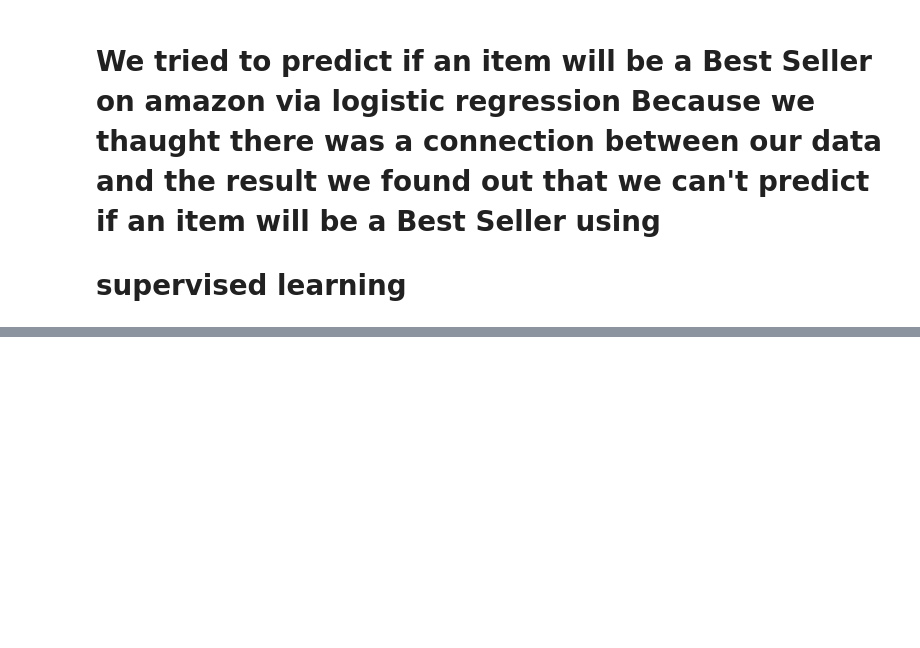
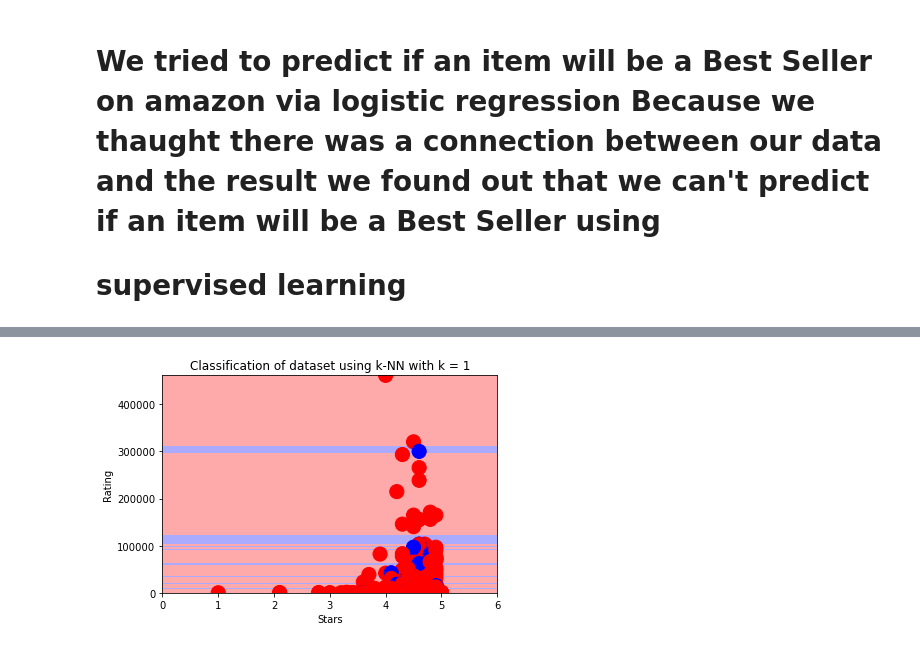
Before and after one commit to yanivlav/AmazonBestSellerPrediction, a Jupyter notebook: Supervised Learning.ipynb, the cells around one changed output, grey strips where cells are left out. Cells and saved outputs as stored; diff of their text form; code cells hidden in the pictures; blank space fills up the shorter version.

```diff
--- a/Supervised Learning.ipynb
+++ b/Supervised Learning.ipynb
@@ -157,0 +271,22 @@ print(count)
+# %%
+k = 1
+clf = KNeighborsClassifier(n_neighbors=k)
+clf.fit(X, y)
+
+# plot classification
+xx, yy = np.meshgrid(np.linspace(x_min, x_max, 400),
+                     np.linspace(y_min, y_max, 400))
+zz = clf.predict(np.c_[xx.ravel(), yy.ravel()]).reshape(xx.shape)
+plt.pcolormesh(xx, yy, zz, cmap=cmap_light)
+
+# plot data
+plt.scatter(X.Stars, X.Rating, c=y, cmap=cmap_bold, s=200)
+
+plt.title('Classification of dataset using k-NN with k = ' + str(k))
+plt.xlabel('Stars')
+plt.ylabel('Rating')
+plt.xlim(x_min, x_max)
+plt.ylim(y_min, y_max)
+plt.show()
+# %% [output]
+[figure, added]
```
Also changed, not shown: parts of 19 cells of this notebook, 7 other files.
